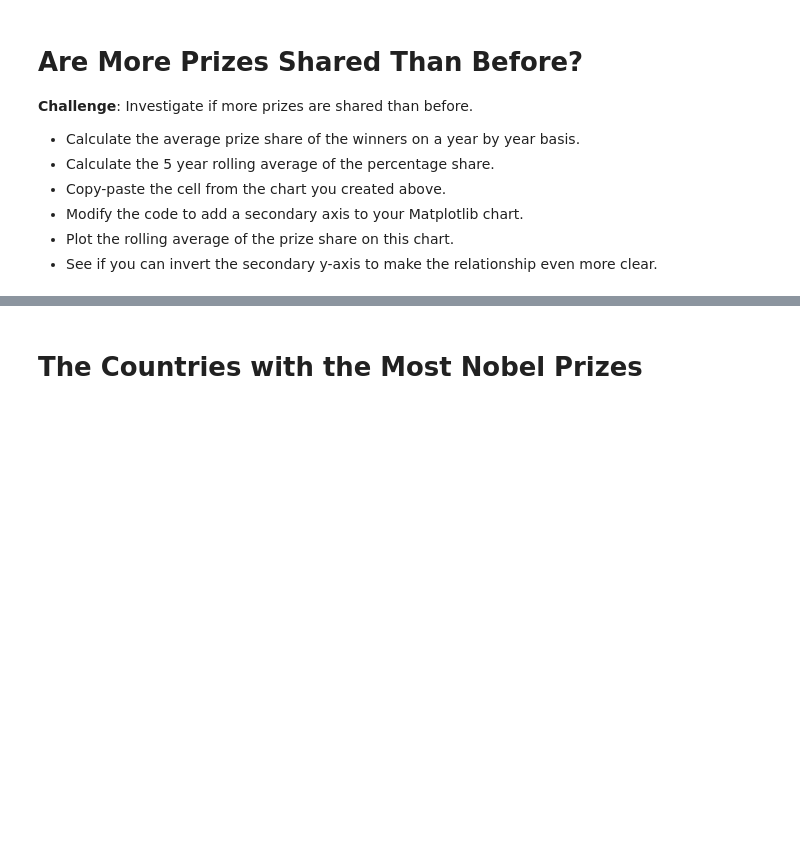
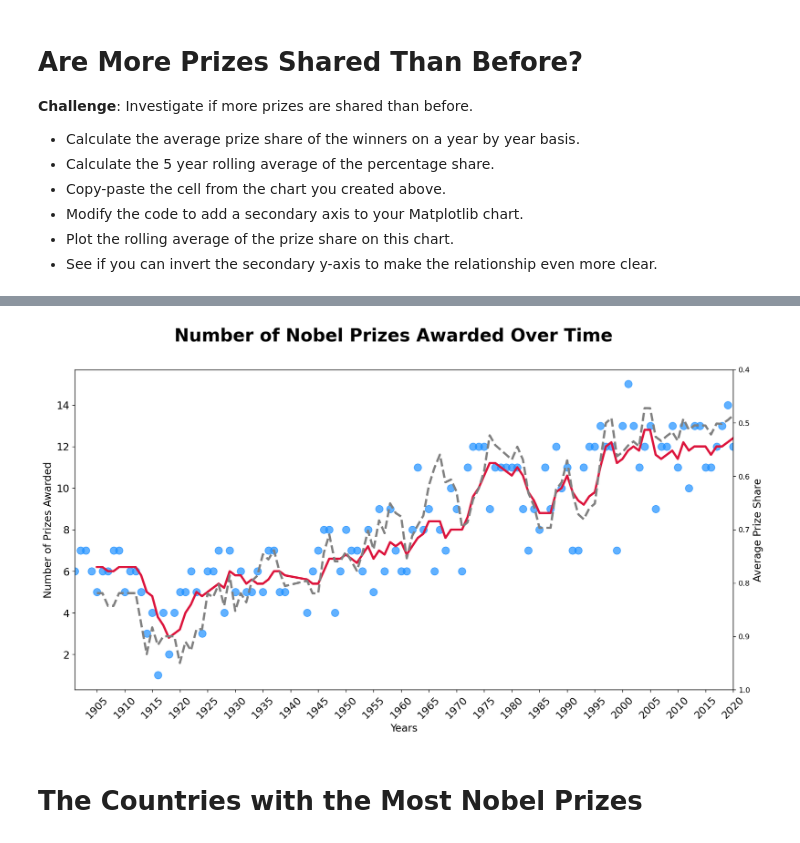
Before and after one commit to aeversme/nobel-prize-analysis, a Jupyter notebook: nobel_prize_analysis.ipynb, the cells around one changed output, grey strips where cells are left out. Saved outputs shown, nothing was run; the diff lists cells and outputs as text; code cells hidden in the pictures; blank space fills up the shorter version.

```diff
--- a/nobel_prize_analysis.ipynb
+++ b/nobel_prize_analysis.ipynb
@@ -453,3 +491,7 @@ mfbar.show()
 * Modify the code to add a secondary axis to your Matplotlib chart.
 * Plot the rolling average of the prize share on this chart.
 * See if you can invert the secondary y-axis to make the relationship even more clear.
+# %%
+average_prize_share = data.groupby('year').agg({'share_pct': pd.Series.mean})
+# data.groupby('year').mean().share_pct also works, mirroring format above
+average_prize_share
@@ -456,3 +513,30 @@ mfbar.show()
+# %%
+rolling_prize_share = average_prize_share.rolling(window=5).mean()
+# %%
+plt.figure(figsize=(16, 8), dpi=120)
+plt.suptitle('Number of Nobel Prizes Awarded Over Time', fontsize=24, fontweight='bold')
+plt.xticks(every_five_years, fontsize=14, rotation=45)
+plt.yticks(fontsize=14)
+
+ax1 = plt.gca()
+ax2 = ax1.twinx()
+
+ax1.set_xlim([prize_per_year.index.min(), prize_per_year.index.max()])
+ax1.set_xlabel('Years', fontsize=14)
+ax1.set_ylabel('Number of Prizes Awarded', fontsize=14)
+
+# ax2.invert_yaxis() can also work
+ax2.set_ylim(1.0, 0.4)
+ax2.set_ylabel('Average Prize Share', fontsize=14)
+
+ax1.scatter(x=prize_per_year.index, y=prize_per_year.values, c='dodgerblue', alpha=0.7, s=100)
+ax1.plot(prize_per_year.index, prizes_rolling.values, c='crimson', linewidth=3)
+
+ax2.plot(prize_per_year.index, rolling_prize_share.values, c='gray', linewidth=3, linestyle='--')
+
+plt.show()
+# %% [output]
+[figure, added]
 # %% [markdown]
 # The Countries with the Most Nobel Prizes
 # %% [markdown]
```
Also changed, not shown: parts of 14 cells of this notebook.
